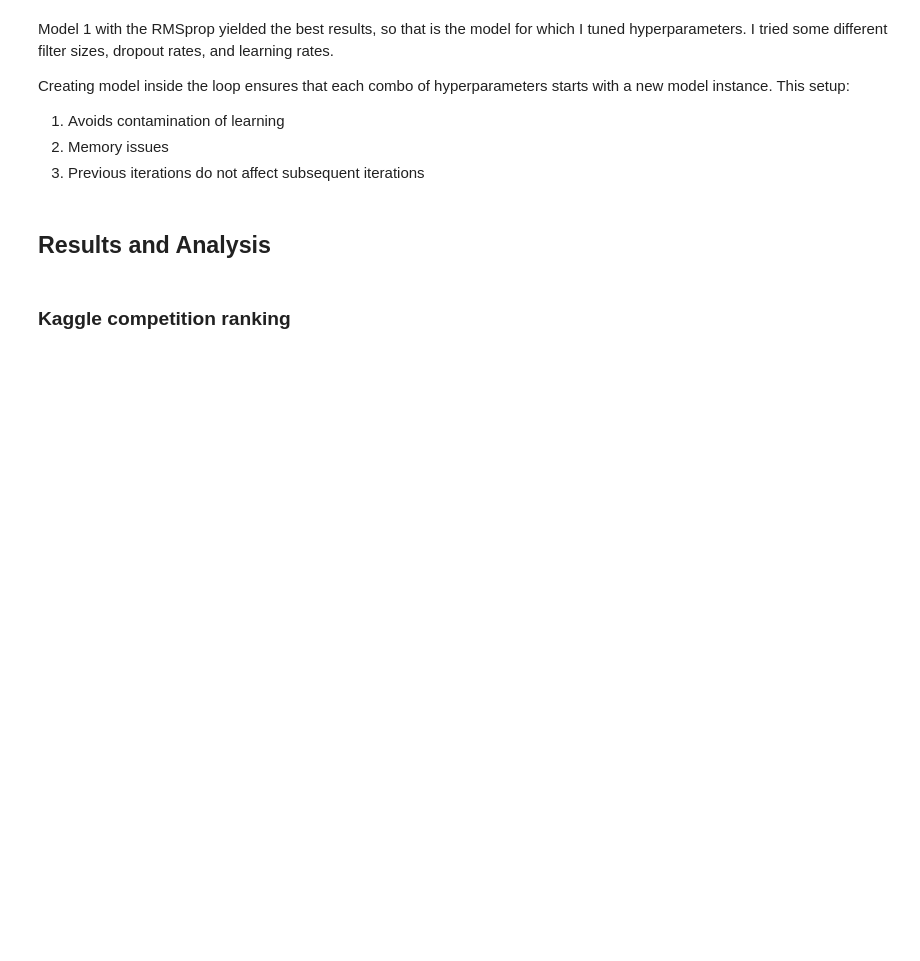
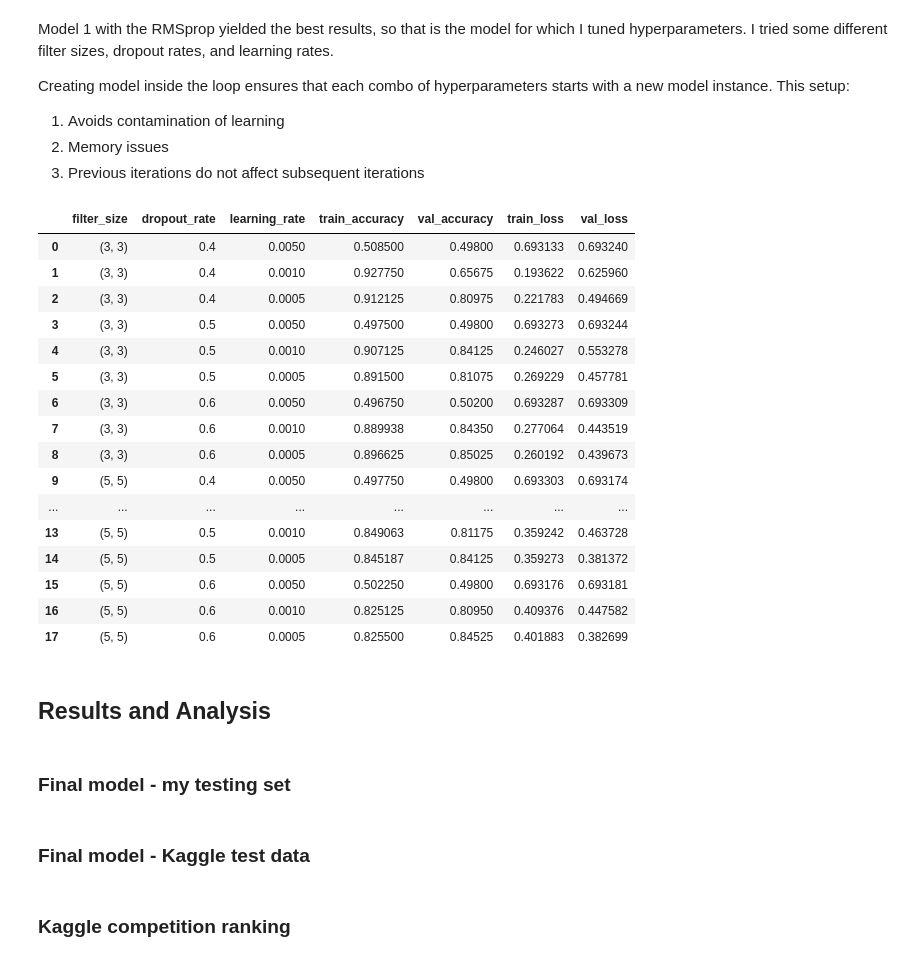
Before and after one commit to FleaBusyBeeBergs/dtsa5511-cnn-cancer-detection, a Jupyter notebook: cnn-cancer-detection.ipynb, the cells around one changed output. Saved outputs shown, nothing was run; the diff lists cells and outputs as text; code cells hidden in the pictures; blank space fills up the shorter version.

```diff
--- a/cnn-cancer-detection.ipynb
+++ b/cnn-cancer-detection.ipynb
@@ -632,7 +625,7 @@ Creating model inside the loop ensures that each combo of hyperparameters starts
 3. Previous iterations do not affect subsequent iterations
 # %%
 # parameters to tune
-filter_sizes = [(3x3), (5x5)]
+filter_sizes = [(3, 3), (5, 5)]
 dropout_rates = [0.4, 0.5, 0.6]
 learning_rates = [0.005, 0.001, 0.0005]
 
@@ -694,14 +687,40 @@ for filter_size in filter_sizes:
             results.append({
                 'filter_size': filter_size,
                 'dropout_rate': dropout_rate,
-                'learning_rate': lr,
+                'learning_rate': learning_rate,
                 'train_accuracy': final_train_acc,
                 'val_accuracy': final_val_acc,
                 'train_loss': final_train_loss,
                 'val_loss': final_val_loss
             })
+# %%
+results_df = pd.DataFrame(results)
+
+results_df
+# %% [output]
+|  | filter_size | dropout_rate | learning_rate | train_accuracy | val_accuracy | train_loss | val_loss |
+| 0 | (3, 3) | 0.4 | 0.0050 | 0.508500 | 0.49800 | 0.693133 | 0.693240 |
+| 1 | (3, 3) | 0.4 | 0.0010 | 0.927750 | 0.65675 | 0.193622 | 0.625960 |
+| 2 | (3, 3) | 0.4 | 0.0005 | 0.912125 | 0.80975 | 0.221783 | 0.494669 |
+| 3 | (3, 3) | 0.5 | 0.0050 | 0.497500 | 0.49800 | 0.693273 | 0.693244 |
+| 4 | (3, 3) | 0.5 | 0.0010 | 0.907125 | 0.84125 | 0.246027 | 0.553278 |
+| 5 | (3, 3) | 0.5 | 0.0005 | 0.891500 | 0.81075 | 0.269229 | 0.457781 |
+| 6 | (3, 3) | 0.6 | 0.0050 | 0.496750 | 0.50200 | 0.693287 | 0.693309 |
+| 7 | (3, 3) | 0.6 | 0.0010 | 0.889938 | 0.84350 | 0.277064 | 0.443519 |
+| 8 | (3, 3) | 0.6 | 0.0005 | 0.896625 | 0.85025 | 0.260192 | 0.439673 |
+| 9 | (5, 5) | 0.4 | 0.0050 | 0.497750 | 0.49800 | 0.693303 | 0.693174 |
+| ... | ... | ... | ... | ... | ... | ... | ... |
+| 13 | (5, 5) | 0.5 | 0.0010 | 0.849063 | 0.81175 | 0.359242 | 0.463728 |
+| 14 | (5, 5) | 0.5 | 0.0005 | 0.845187 | 0.84125 | 0.359273 | 0.381372 |
+| 15 | (5, 5) | 0.6 | 0.0050 | 0.502250 | 0.49800 | 0.693176 | 0.693181 |
+| 16 | (5, 5) | 0.6 | 0.0010 | 0.825125 | 0.80950 | 0.409376 | 0.447582 |
+| 17 | (5, 5) | 0.6 | 0.0005 | 0.825500 | 0.84525 | 0.401883 | 0.382699 |
 # %% [markdown]
 ## Results and Analysis
+# %% [markdown]
+### Final model - my testing set
+# %% [markdown]
+### Final model - Kaggle test data
 # %% [markdown]
 ### Kaggle competition ranking
 # %% [markdown]
```
Also changed, not shown: parts of 9 cells of this notebook.
